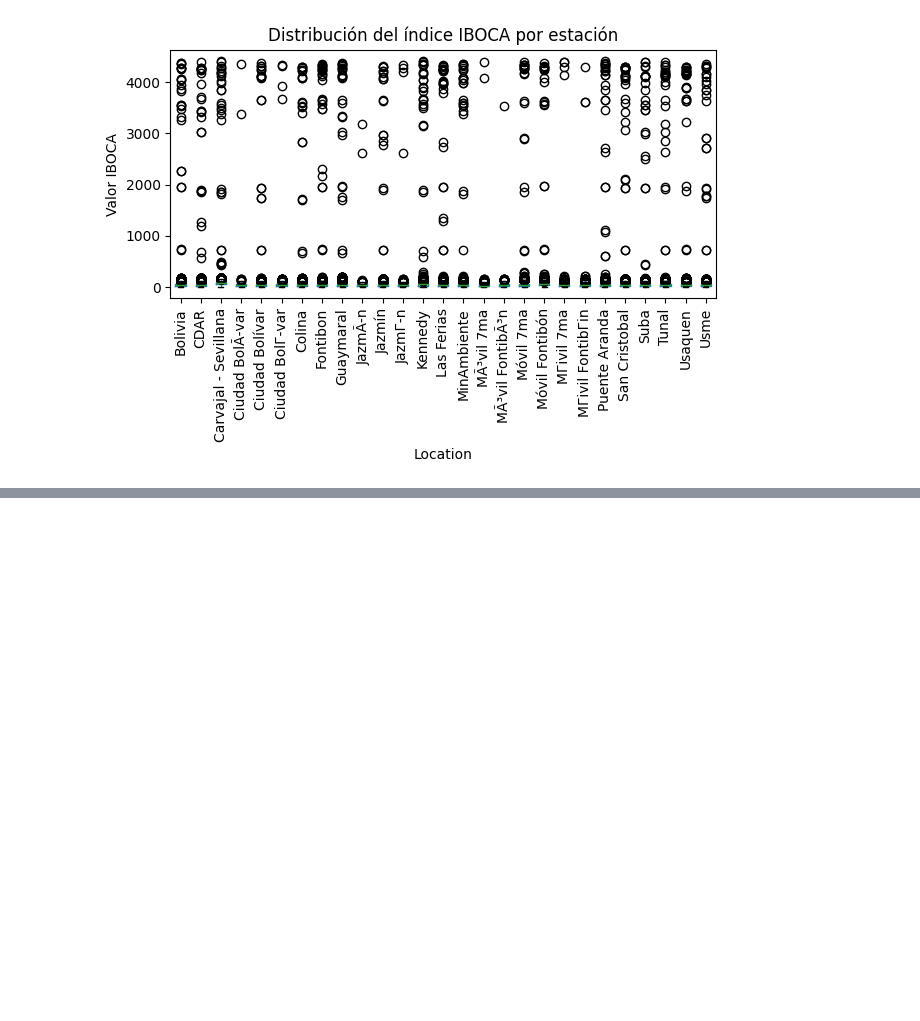
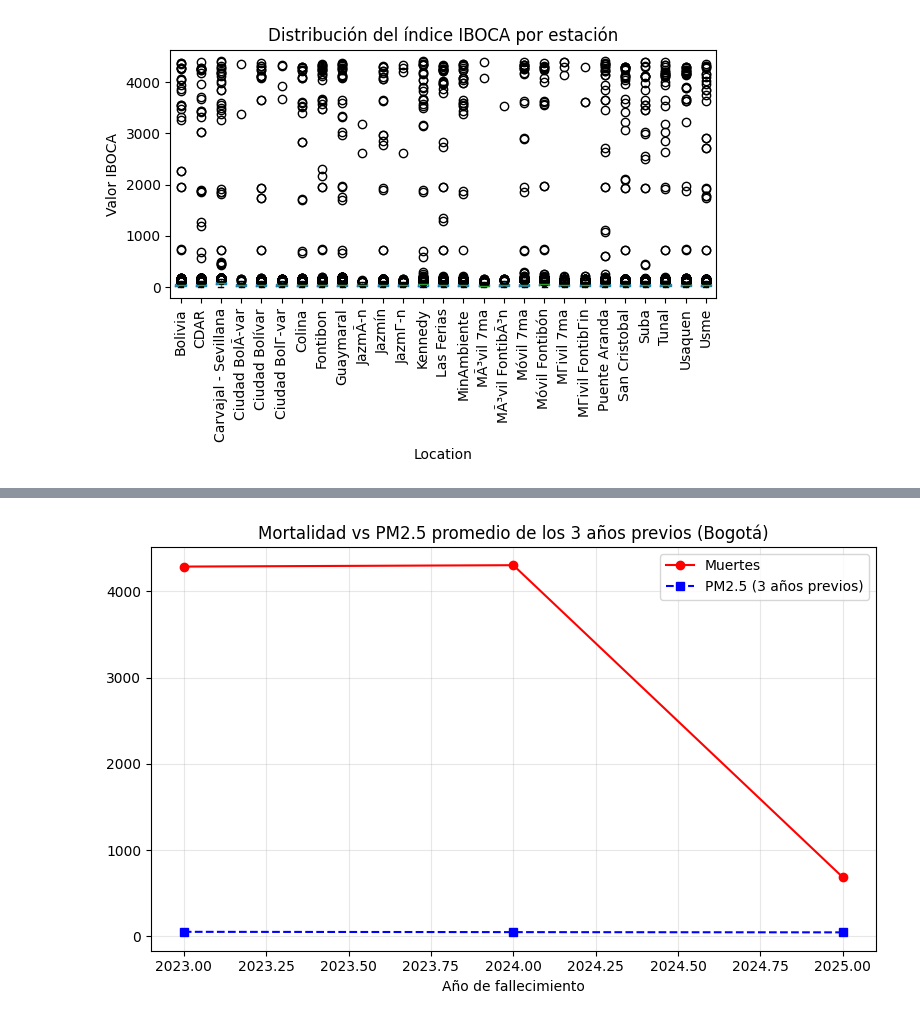
Before and after one commit to julianaduranl/P2_BI_Grupo9, a Jupyter notebook: notebook.ipynb, the cells around one changed output, grey strips where cells are left out. Cells and saved outputs as stored; diff of their text form; code cells hidden in the pictures; blank space fills up the shorter version.

```diff
--- a/notebook.ipynb
+++ b/notebook.ipynb
@@ -423,0 +519,17 @@ plt.show()
+# %%
+# --- Preparamos mortalidad mensual ---
+df_mortalidad_filtrado["Año"] = df_mortalidad_filtrado["ANO"]
+df_mortalidad_filtrado["Mes"] = df_mortalidad_filtrado["MES"]
+
+df_mortalidad_mensual = (
+    df_mortalidad_filtrado
+    .groupby(["Año", "Mes"], as_index=False)
+    .size()
+    .rename(columns={"size": "Muertes"})
+)
+
+print("📊 Mortalidad mensual:")
+print(df_mortalidad_mensual.head())
+
+# --- Asegurar que IBOCA tenga las mismas columnas clave ---
+df_iboca_global = df_iboca_global[["Año", "Mes", "IBOCA"]]
@@ -423,0 +599,60 @@ plt.show()
+# %%
+import pandas as pd
+import matplotlib.pyplot as plt
+
+# --- 1️⃣ Promedio anual de contaminación (IBOCA) ---
+df_iboca_anual = (
+    df_iboca_global
+    .groupby("Año", as_index=False)[["IBOCA"]]
+    .mean()
+    .rename(columns={"IBOCA": "PM25_promedio"})
+)
+
+# Crear lags de 1, 2 y 3 años
+df_iboca_anual["PM25_lag1"] = df_iboca_anual["PM25_promedio"].shift(1)
+df_iboca_anual["PM25_lag2"] = df_iboca_anual["PM25_promedio"].shift(2)
+df_iboca_anual["PM25_lag3"] = df_iboca_anual["PM25_promedio"].shift(3)
+
+print("📊 Promedio anual de contaminación:")
+print(df_iboca_anual.head())
+
+# --- 2️⃣ Promedio anual de mortalidad ---
+df_mortalidad_anual = (
+    df_mortalidad_filtrado
+    .groupby("Año", as_index=False)
+    .size()
+    .rename(columns={"size": "Muertes"})
+)
+
+# Solo dejamos muertes de 2023 a 2025
+df_mortalidad_reciente = df_mortalidad_anual[df_mortalidad_anual["Año"].between(2023, 2025)]
+
+print("\n📈 Mortalidad anual:")
+print(df_mortalidad_reciente)
+
+# --- 3️⃣ Combinar datasets ---
+df_correlacion = pd.merge(df_mortalidad_reciente, df_iboca_anual, on="Año", how="left")
+
+print("\n🔗 DataFrame combinado:")
+print(df_correlacion)
+
+# --- 4️⃣ Calcular correlaciones ---
+corr_lag1 = df_correlacion["Muertes"].corr(df_correlacion["PM25_lag1"])
+corr_lag2 = df_correlacion["Muertes"].corr(df_correlacion["PM25_lag2"])
+corr_lag3 = df_correlacion["Muertes"].corr(df_correlacion["PM25_lag3"])
+
+print(f"\n💡 Correlación mortalidad vs PM2.5 promedio 1 año previo: {corr_lag1:.3f}")
+print(f"💡 Correlación mortalidad vs PM2.5 promedio 2 años previos: {corr_lag2:.3f}")
+print(f"💡 Correlación mortalidad vs PM2.5 promedio 3 años previos: {corr_lag3:.3f}")
+
+# --- 5️⃣ Visualización ---
+plt.figure(figsize=(8,5))
+plt.plot(df_correlacion["Año"], df_correlacion["Muertes"], "o-r", label="Muertes")
+plt.plot(df_correlacion["Año"], df_correlacion["PM25_lag3"], "s--b", label="PM2.5 (3 años previos)")
+plt.title("Mortalidad vs PM2.5 promedio de los 3 años previos (Bogotá)")
+plt.xlabel("Año de fallecimiento")
+plt.legend()
+plt.grid(alpha=0.3)
+plt.tight_layout()
+plt.show()
+# %% [output]
@@ -423,0 +676 @@ plt.show()
+[figure, added]
```
Also changed, not shown: parts of 19 cells of this notebook, 12 other files.
